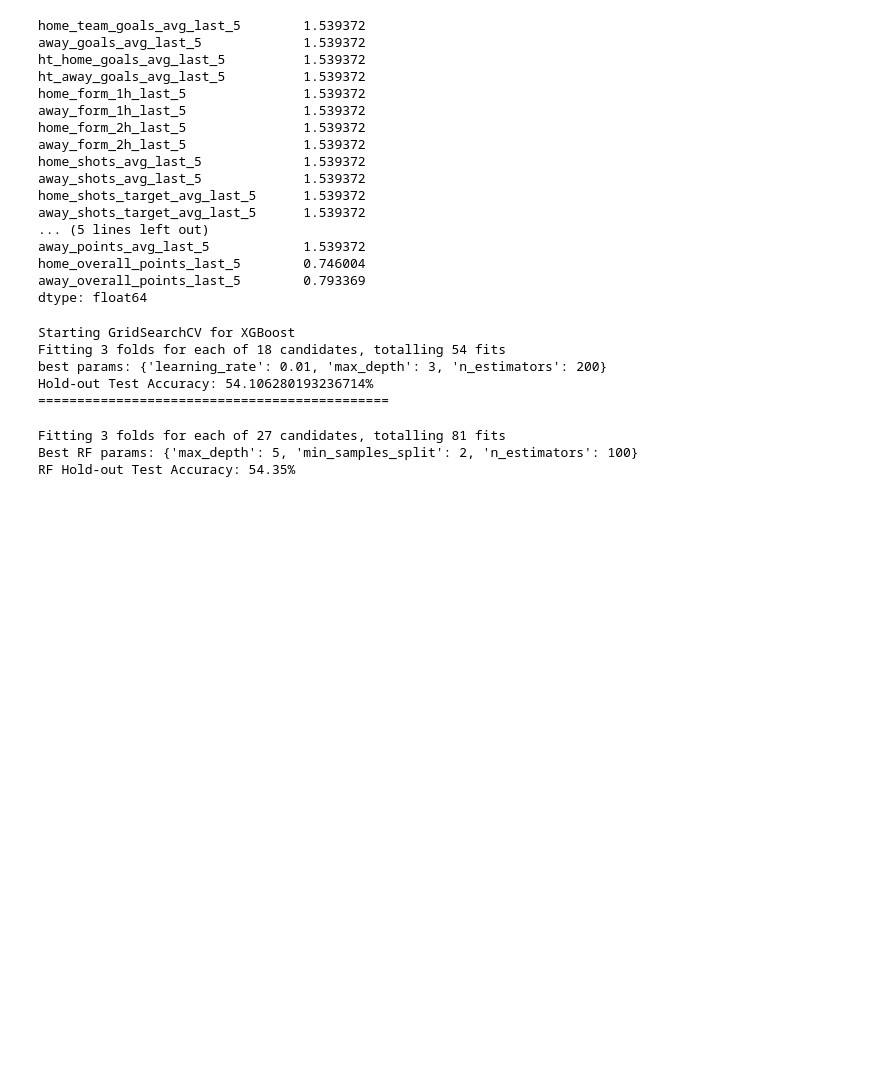
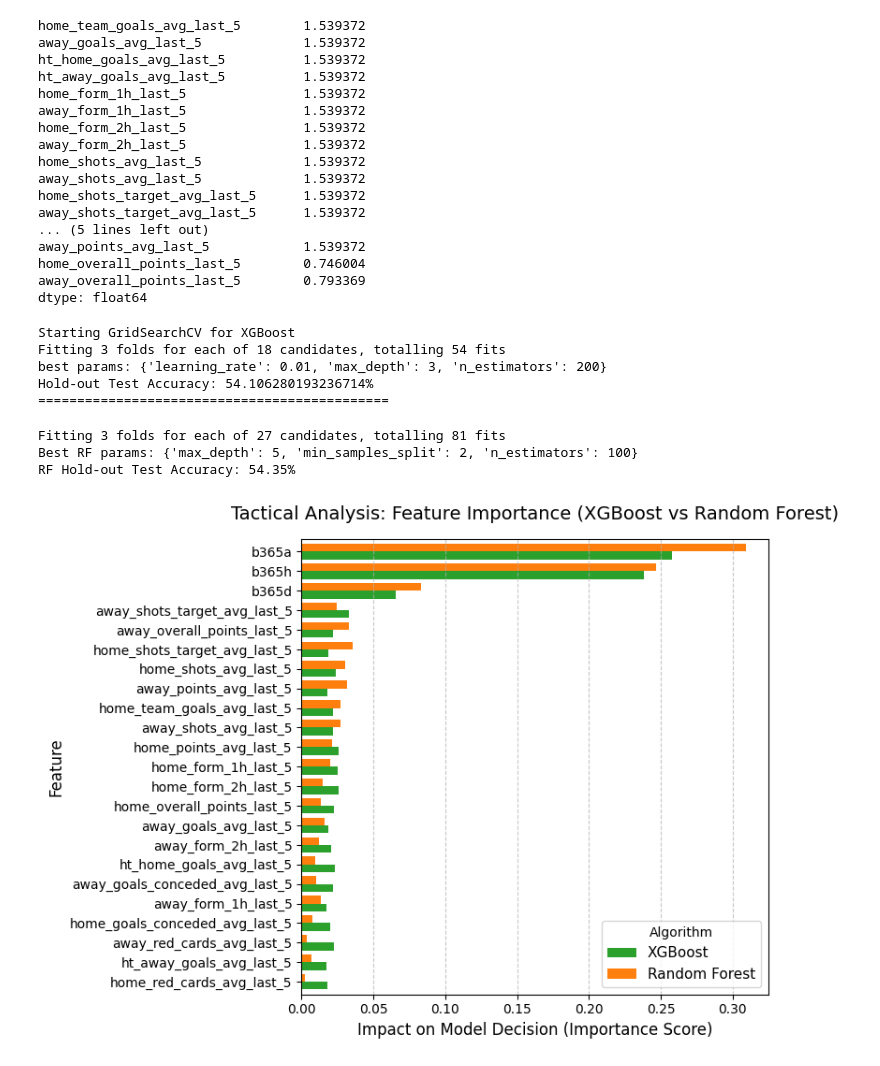
Before and after one commit to hubwied/European-League-Dynamics-Cross-Season-Statistical-Analysis-of-Match-Outcomes, a Jupyter notebook: notebooks/05_Model_Arena.ipynb, the cells around one changed output. Saved outputs shown, nothing was run; the diff lists cells and outputs as text; code cells hidden in the pictures; blank space fills up the shorter version.

Commit message:
work on 05_model_arena Performance Diagnostics and saving models

```diff
--- a/notebooks/05_Model_Arena.ipynb
+++ b/notebooks/05_Model_Arena.ipynb
@@ -134,3 +137,34 @@ print(f"RF Hold-out Test Accuracy: {accuracy_score(y_test, rf_predictions) * 100
 Fitting 3 folds for each of 27 candidates, totalling 81 fits
 Best RF params: {'max_depth': 5, 'min_samples_split': 2, 'n_estimators': 100}
 RF Hold-out Test Accuracy: 54.35%
+# %%
+xgb_importances = best_xgb_model.feature_importances_
+rf_importances = best_rf_model.feature_importances_
+
+
+df_imp = pd.DataFrame({
+    'Feature': features,
+    'XGBoost': xgb_importances,
+    'Random Forest': rf_importances
+})
+
+
+df_imp['Mean_Importance'] = df_imp[['XGBoost', 'Random Forest']].mean(axis=1)
+df_imp = df_imp.sort_values(by='Mean_Importance', ascending=True).drop(columns='Mean_Importance')
+
+ax = df_imp.set_index('Feature').plot(
+    kind='barh',
+    figsize=(8, 6),
+    color=['#2ca02c', '#ff7f0e'],
+    width=0.8
+)
+
+plt.title('Tactical Analysis: Feature Importance (XGBoost vs Random Forest)', fontsize=14, pad=15)
+plt.xlabel('Impact on Model Decision (Importance Score)', fontsize=12)
+plt.ylabel('Feature', fontsize=12)
+plt.legend(title='Algorithm', loc='lower right', fontsize=11)
+plt.grid(axis='x', linestyle='--', alpha=0.7)
+plt.tight_layout()
+plt.show()
+# %% [output]
+[figure, added]
```
Also changed, not shown: parts of 4 cells of this notebook, 3 other files.
